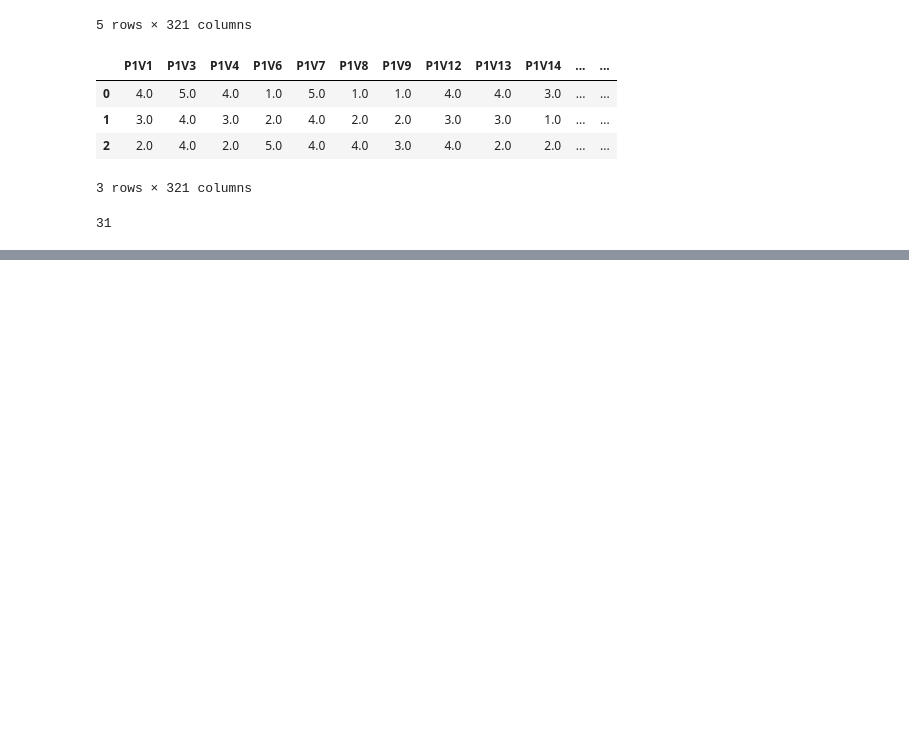
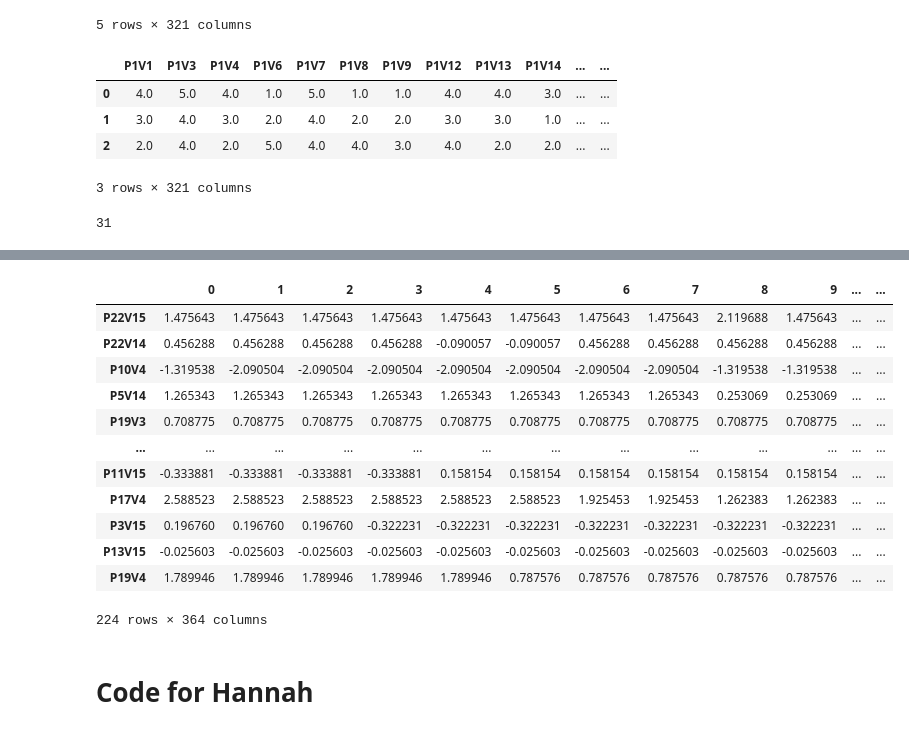
Before and after one commit to TravisCossarini/moodSwing, a Jupyter notebook: pythonModels/FinalModels.ipynb, the cells around one changed output, grey strips where cells are left out. Cells and saved outputs as stored; diff of their text form; code cells hidden in the pictures; blank space fills up the shorter version.

```diff
--- a/pythonModels/FinalModels.ipynb
+++ b/pythonModels/FinalModels.ipynb
@@ -51,0 +125,18 @@ data.to_csv('data/DREAMER_HR_stretched.csv')
+# %%
+X_train
+# %% [output]
+|  | 0 | 1 | 2 | 3 | 4 | 5 | 6 | 7 | 8 | 9 | ... | ... |
+| P22V15 | 1.475643 | 1.475643 | 1.475643 | 1.475643 | 1.475643 | 1.475643 | 1.475643 | 1.475643 | 2.119688 | 1.475643 | ... | ... |
+| P22V14 | 0.456288 | 0.456288 | 0.456288 | 0.456288 | -0.090057 | -0.090057 | 0.456288 | 0.456288 | 0.456288 | 0.456288 | ... | ... |
+| P10V4 | -1.319538 | -2.090504 | -2.090504 | -2.090504 | -2.090504 | -2.090504 | -2.090504 | -2.090504 | -1.319538 | -1.319538 | ... | ... |
+| P5V14 | 1.265343 | 1.265343 | 1.265343 | 1.265343 | 1.265343 | 1.265343 | 1.265343 | 1.265343 | 0.253069 | 0.253069 | ... | ... |
+| P19V3 | 0.708775 | 0.708775 | 0.708775 | 0.708775 | 0.708775 | 0.708775 | 0.708775 | 0.708775 | 0.708775 | 0.708775 | ... | ... |
+| ... | ... | ... | ... | ... | ... | ... | ... | ... | ... | ... | ... | ... |
+| P11V15 | -0.333881 | -0.333881 | -0.333881 | -0.333881 | 0.158154 | 0.158154 | 0.158154 | 0.158154 | 0.158154 | 0.158154 | ... | ... |
+| P17V4 | 2.588523 | 2.588523 | 2.588523 | 2.588523 | 2.588523 | 2.588523 | 1.925453 | 1.925453 | 1.262383 | 1.262383 | ... | ... |
+| P3V15 | 0.196760 | 0.196760 | 0.196760 | -0.322231 | -0.322231 | -0.322231 | -0.322231 | -0.322231 | -0.322231 | -0.322231 | ... | ... |
+| P13V15 | -0.025603 | -0.025603 | -0.025603 | -0.025603 | -0.025603 | -0.025603 | -0.025603 | -0.025603 | -0.025603 | -0.025603 | ... | ... |
+| P19V4 | 1.789946 | 1.789946 | 1.789946 | 1.789946 | 1.789946 | 0.787576 | 0.787576 | 0.787576 | 0.787576 | 0.787576 | ... | ... |
+224 rows × 364 columns
+# %% [markdown]
+# Code for Hannah
```
Also changed, not shown: parts of 14 cells of this notebook, 1 other file.
